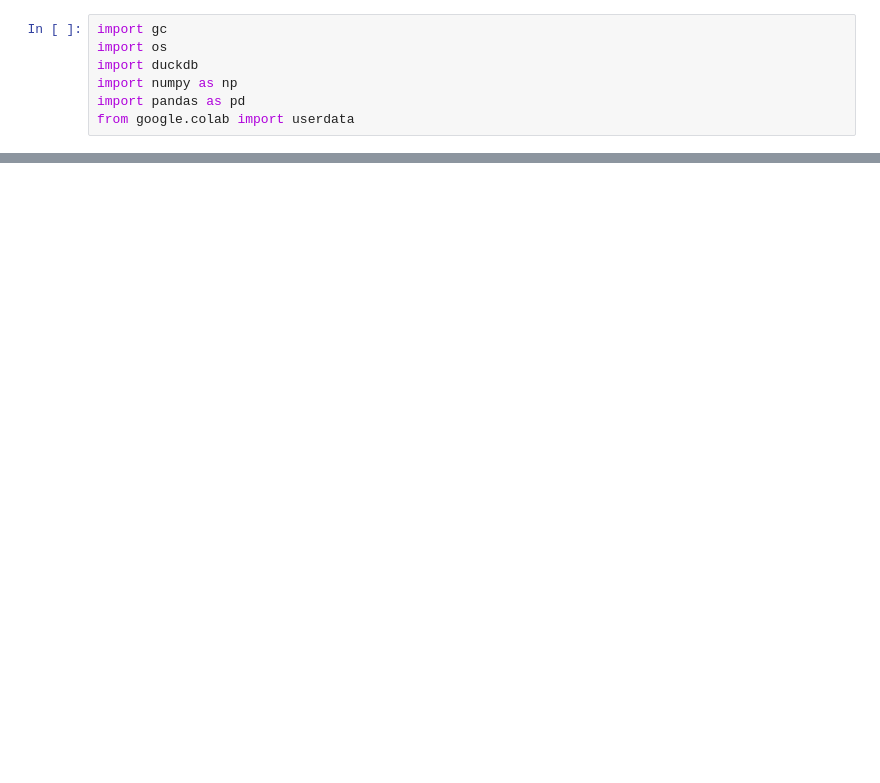
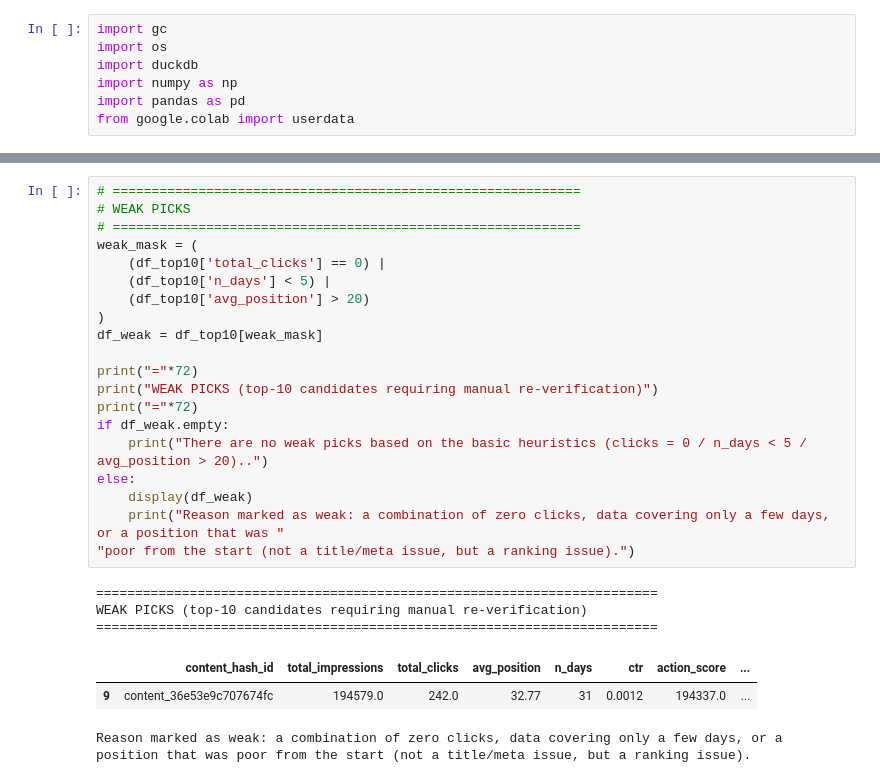
Before and after one commit to sri-wahyuni10/Inter-flyrank, a Jupyter notebook: work/notebooks/w04_baseline_score.ipynb, the cells around one changed output, grey strips where cells are left out. Saved outputs shown, nothing was run; the diff lists cells and outputs as text; blank space fills up the shorter version.

```diff
--- a/work/notebooks/w04_baseline_score.ipynb
+++ b/work/notebooks/w04_baseline_score.ipynb
@@ -182,0 +265,27 @@ CSV FILE WRITED SUCCESSFULLY WITHOUT RAM CRASH: work/outputs/baseline_action_sco
+# %%
+# ============================================================
+# WEAK PICKS
+# ============================================================
+weak_mask = (
+    (df_top10['total_clicks'] == 0) |
+    (df_top10['n_days'] < 5) |
+    (df_top10['avg_position'] > 20)
+)
+df_weak = df_top10[weak_mask]
+
+print("="*72)
+print("WEAK PICKS (top-10 candidates requiring manual re-verification)")
+print("="*72)
+if df_weak.empty:
+    print("There are no weak picks based on the basic heuristics (clicks = 0 / n_days < 5 / avg_position > 20)..")
+else:
+    display(df_weak)
+    print("Reason marked as weak: a combination of zero clicks, data covering only a few days, or a position that was "
+"poor from the start (not a title/meta issue, but a ranking issue).")
+# %% [output]
+========================================================================
+WEAK PICKS (top-10 candidates requiring manual re-verification)
+========================================================================
+|  | content_hash_id | total_impressions | total_clicks | avg_position | n_days | ctr | action_score | ... |
+| 9 | content_36e53e9c707674fc | 194579.0 | 242.0 | 32.77 | 31 | 0.0012 | 194337.0 | ... |
+Reason marked as weak: a combination of zero clicks, data covering only a few days, or a position that was poor from the start (not a title/meta issue, but a ranking issue).
```
Also changed, not shown: parts of 13 cells of this notebook.
